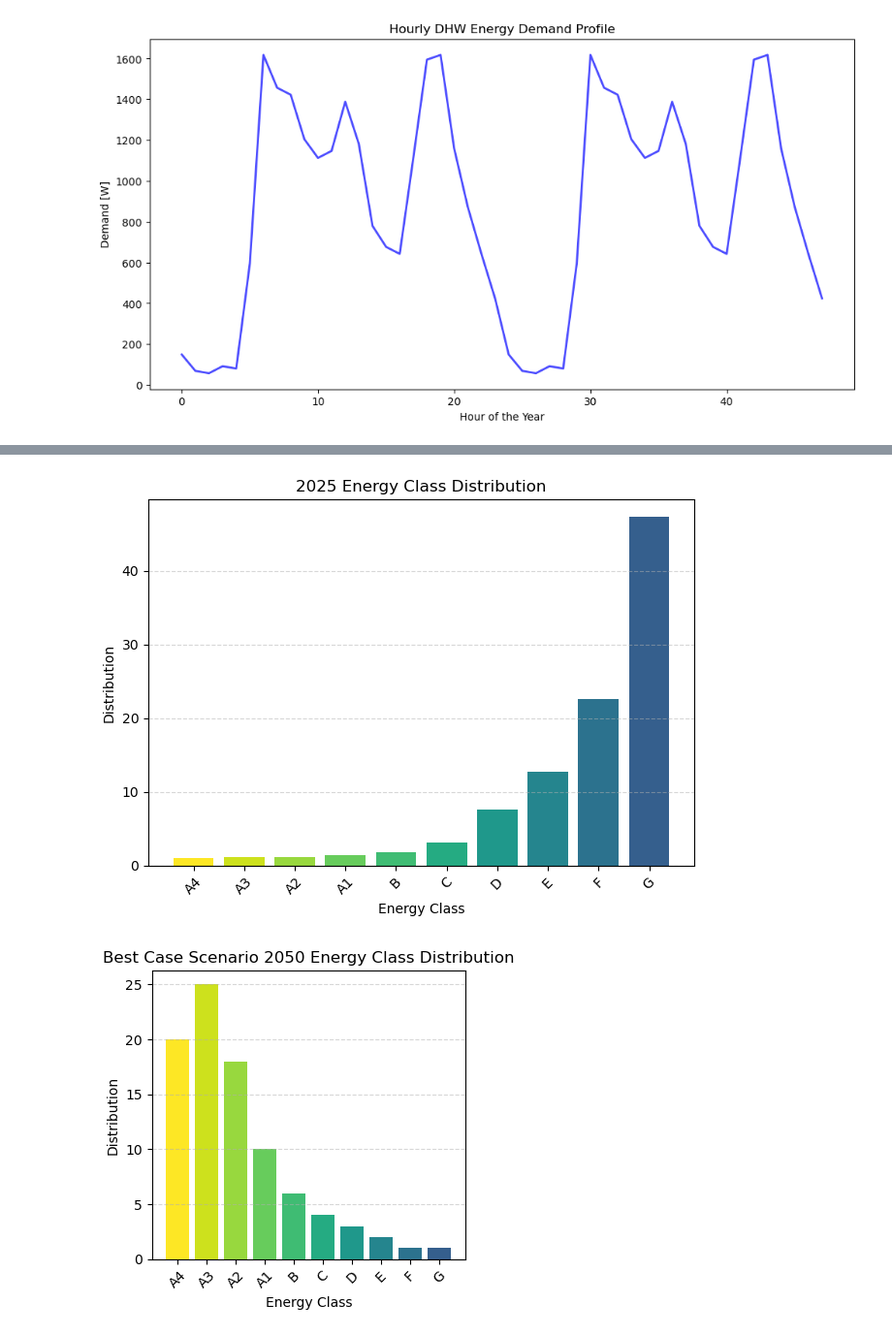
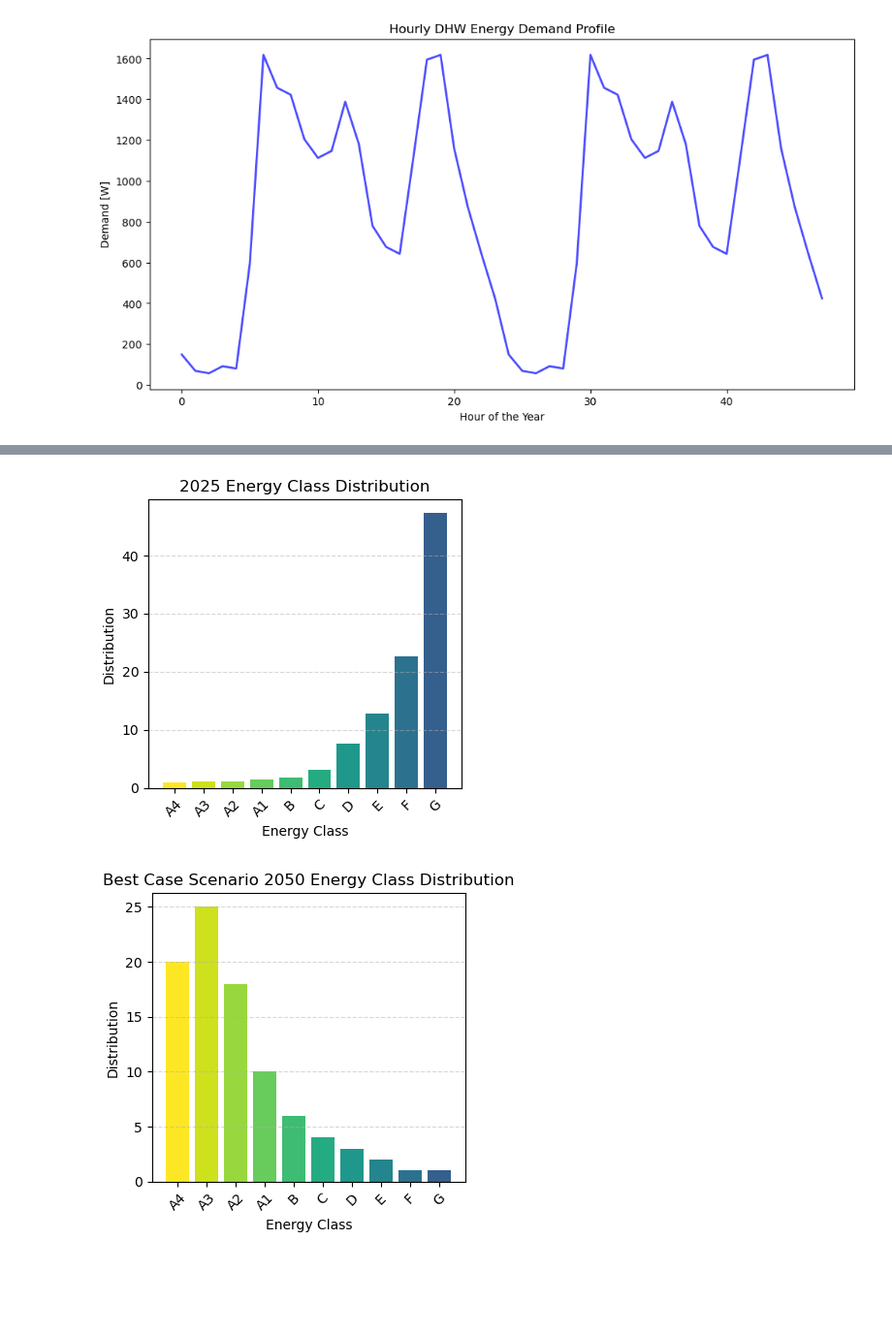
Before and after one commit to simo-pagliu/INRE, a Jupyter notebook: Energy Demand.ipynb, the cells around one changed output, grey strips where cells are left out. Shown at 97% size. Cells and saved outputs as stored; diff of their text form; code cells hidden in the pictures; blank space fills up the shorter version.

```diff
--- a/Energy Demand.ipynb
+++ b/Energy Demand.ipynb
@@ -242,28 +226,28 @@ G: 113.31
 # %%
 # Create a distribution of energy classes
 energy_class_distribution_today = {
 "A4": 1.03,
 "A3": 1.14,
 "A2": 1.14,
 "A1": 1.48,
 "B": 1.83,
 "C": 3.08,
 "D": 7.65,
 "E": 12.79,
 "F": 22.60,
 "G": 47.26,
 }
 # Plot the distribution
-# plt.figure(figsize=(12, 6))
+plt.figure(figsize=(4,4))
 plt.bar(energy_class_distribution_today.keys(), energy_class_distribution_today.values(), color=colors)
 plt.xlabel("Energy Class")
 plt.ylabel("Distribution")
 plt.title("2025 Energy Class Distribution")
 plt.xticks(rotation=45)
 plt.grid(axis='y', linestyle='--', alpha=0.5)
 plt.tight_layout()
 # %% [output]
-[figure, old version]
+[figure, new version]
 # %%
 # Create a distribution of energy classes
 energy_class_distribution_best = {
```
Also changed, not shown: parts of 8 cells of this notebook.
